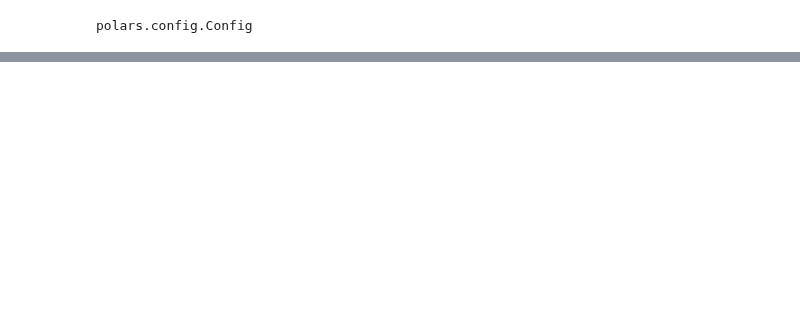
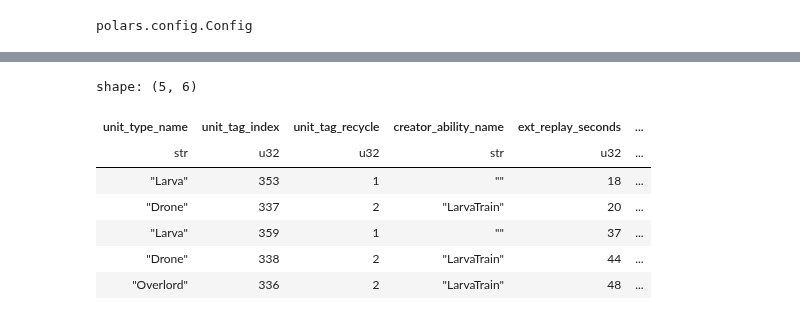
Before and after one commit to sebosp/s2protocol-rs, a Jupyter notebook: jupyter_notebooks/Basic-UnitBorn-Queries.ipynb, the cells around one changed output, grey strips where cells are left out. Cells and saved outputs as stored; diff of their text form; code cells hidden in the pictures; blank space fills up the shorter version.

```diff
--- a/jupyter_notebooks/Basic-UnitBorn-Queries.ipynb
+++ b/jupyter_notebooks/Basic-UnitBorn-Queries.ipynb
@@ -27,0 +49,38 @@ df.schema
+# %%
+unit_born_ec_le = (
+    unit_born_df.join(details_df, on="ext_fs_replay_sha256", how="inner")
+    .filter(
+        (pl.col("ext_replay_detail_player_name") == "2-1-8459957-Sazed")
+        & (
+            pl.col("ext_fs_replay_sha256")
+            == "bcdc9f4529f33d8dc195e077a3efc8f2f5d171629589810258ce9c3b2884d606"
+        )
+        & (pl.col("unit_type_name") != "InvisibleTargetDummy")
+        & (~pl.col("unit_type_name").str.starts_with("Beacon"))
+        & (~pl.col("unit_type_name").str.ends_with("Geyser"))
+        & (~pl.col("unit_type_name").str.starts_with("LabMineralField"))
+        & (~pl.col("unit_type_name").str.starts_with("RichMineralField"))
+        & (~pl.col("unit_type_name").str.starts_with("MineralField"))
+        & (pl.col("ext_replay_seconds") > 0)
+    )
+    .select(
+        [
+            pl.col("unit_type_name"),
+            pl.col("unit_tag_index"),
+            pl.col("unit_tag_recycle"),
+            pl.col("creator_ability_name"),
+            pl.col("ext_replay_seconds"),
+            pl.col("ext_replay_detail_player_name"),
+        ]
+    )
+)
+unit_born_ec_le.collect().sort("ext_replay_seconds").head(5)
+# %% [output]
+shape: (5, 6)
+| unit_type_name | unit_tag_index | unit_tag_recycle | creator_ability_name | ext_replay_seconds | ... |
+| str | u32 | u32 | str | u32 | ... |
+| "Larva" | 353 | 1 | "" | 18 | ... |
+| "Drone" | 337 | 2 | "LarvaTrain" | 20 | ... |
+| "Larva" | 359 | 1 | "" | 37 | ... |
+| "Drone" | 338 | 2 | "LarvaTrain" | 44 | ... |
+| "Overlord" | 336 | 2 | "LarvaTrain" | 48 | ... |
```
Also changed, not shown: parts of 12 cells of this notebook, 7 other files.
